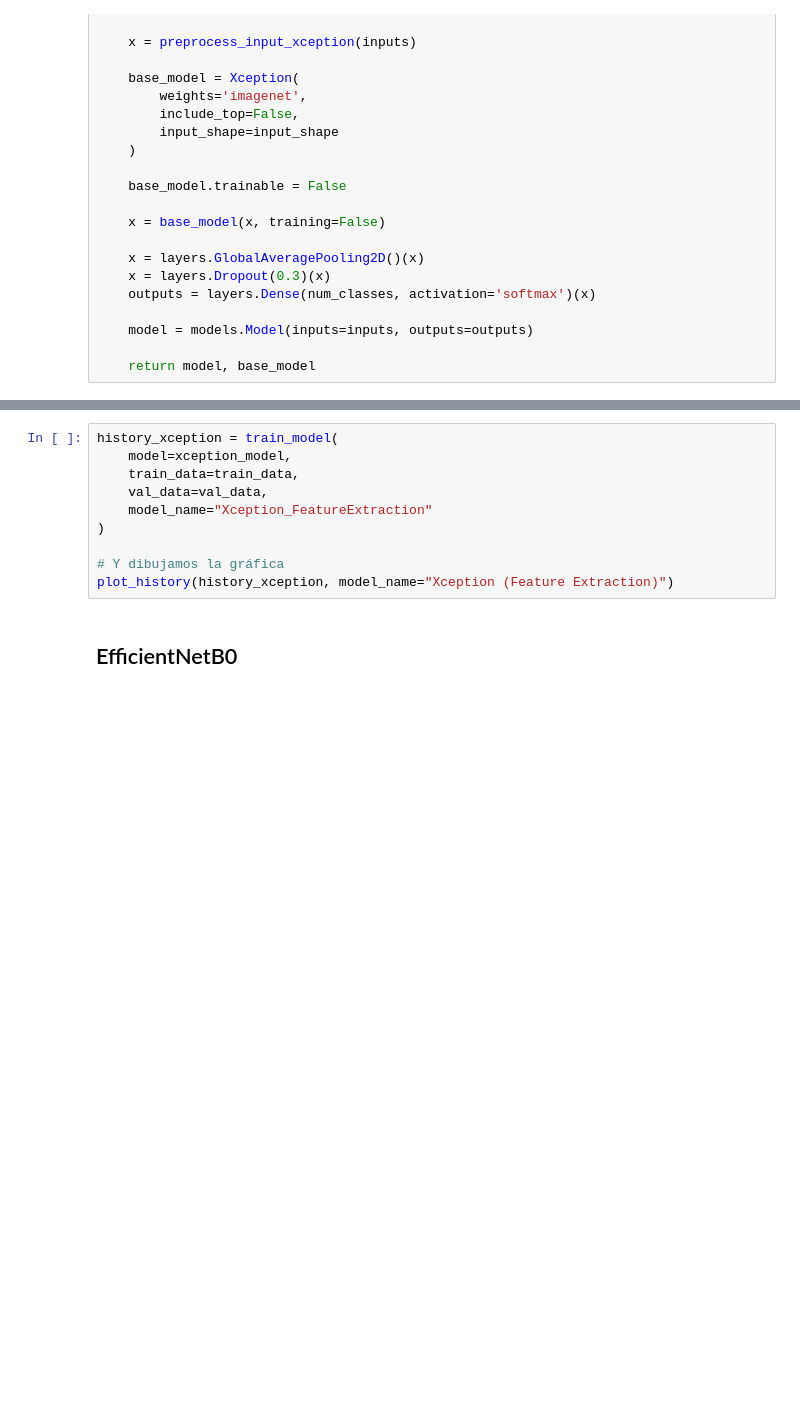
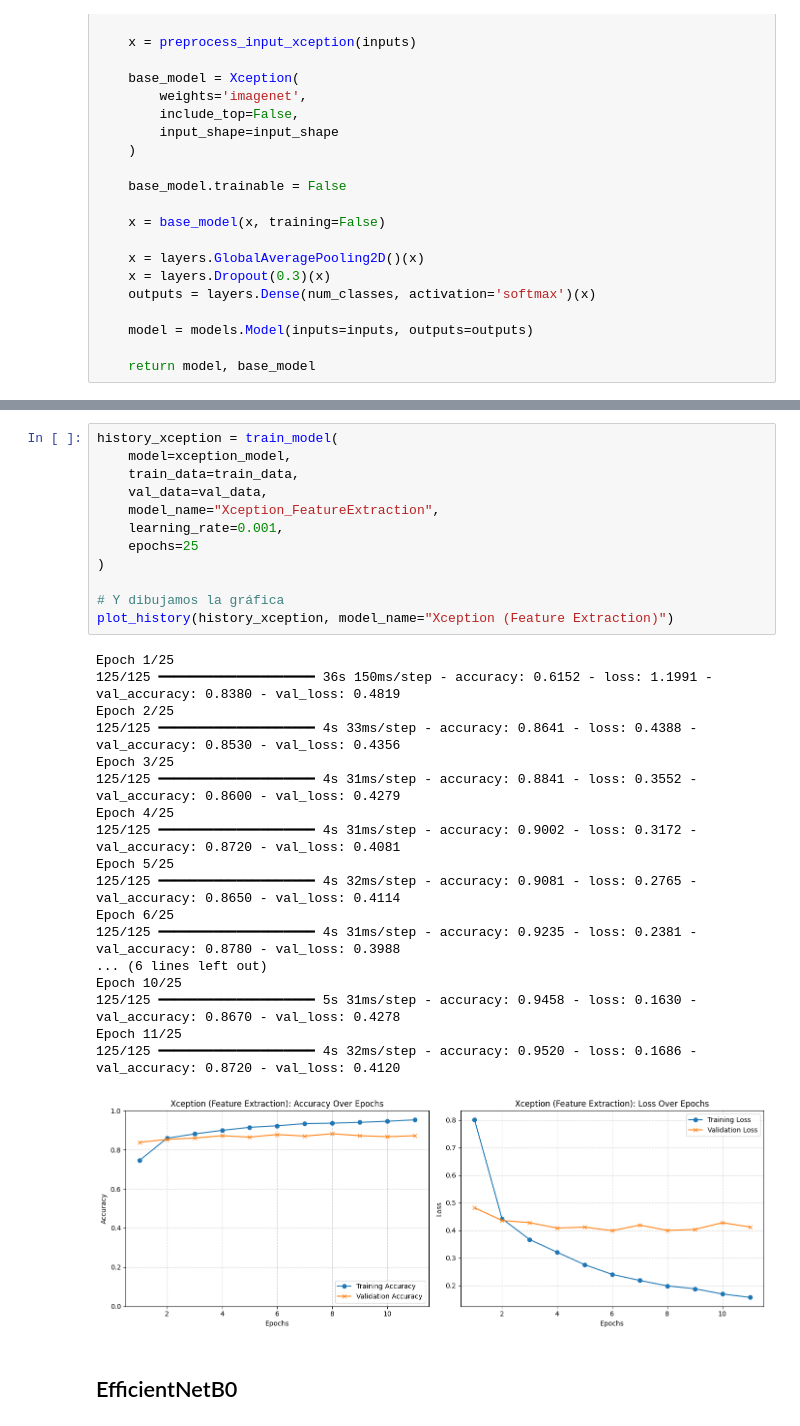
Before and after one commit to lauraglemos/DL_Lab, a Jupyter notebook: DL_pretrained_CNNs.ipynb, the cells around one changed output, grey strips where cells are left out. Saved outputs shown, nothing was run; the diff lists cells and outputs as text; blank space fills up the shorter version.

```diff
--- a/DL_pretrained_CNNs.ipynb
+++ b/DL_pretrained_CNNs.ipynb
@@ -384,13 +555,34 @@ xception_model.summary()
 # %%
 history_xception = train_model(
     model=xception_model,
     train_data=train_data,
     val_data=val_data,
-    model_name="Xception_FeatureExtraction"
+    model_name="Xception_FeatureExtraction",
+    learning_rate=0.001,
+    epochs=25
 )
 
 # Y dibujamos la gráfica
 plot_history(history_xception, model_name="Xception (Feature Extraction)")
+# %% [output]
+Epoch 1/25
+125/125 ━━━━━━━━━━━━━━━━━━━━ 36s 150ms/step - accuracy: 0.6152 - loss: 1.1991 - val_accuracy: 0.8380 - val_loss: 0.4819
+Epoch 2/25
+125/125 ━━━━━━━━━━━━━━━━━━━━ 4s 33ms/step - accuracy: 0.8641 - loss: 0.4388 - val_accuracy: 0.8530 - val_loss: 0.4356
+Epoch 3/25
+125/125 ━━━━━━━━━━━━━━━━━━━━ 4s 31ms/step - accuracy: 0.8841 - loss: 0.3552 - val_accuracy: 0.8600 - val_loss: 0.4279
+Epoch 4/25
+125/125 ━━━━━━━━━━━━━━━━━━━━ 4s 31ms/step - accuracy: 0.9002 - loss: 0.3172 - val_accuracy: 0.8720 - val_loss: 0.4081
+Epoch 5/25
+125/125 ━━━━━━━━━━━━━━━━━━━━ 4s 32ms/step - accuracy: 0.9081 - loss: 0.2765 - val_accuracy: 0.8650 - val_loss: 0.4114
+Epoch 6/25
+125/125 ━━━━━━━━━━━━━━━━━━━━ 4s 31ms/step - accuracy: 0.9235 - loss: 0.2381 - val_accuracy: 0.8780 - val_loss: 0.3988
+... (6 lines left out)
+Epoch 10/25
+125/125 ━━━━━━━━━━━━━━━━━━━━ 5s 31ms/step - accuracy: 0.9458 - loss: 0.1630 - val_accuracy: 0.8670 - val_loss: 0.4278
+Epoch 11/25
+125/125 ━━━━━━━━━━━━━━━━━━━━ 4s 32ms/step - accuracy: 0.9520 - loss: 0.1686 - val_accuracy: 0.8720 - val_loss: 0.4120
+[figure, added]
 # %% [markdown]
 ## EfficientNetB0
 # %%
```
Also changed, not shown: parts of 27 cells of this notebook.
